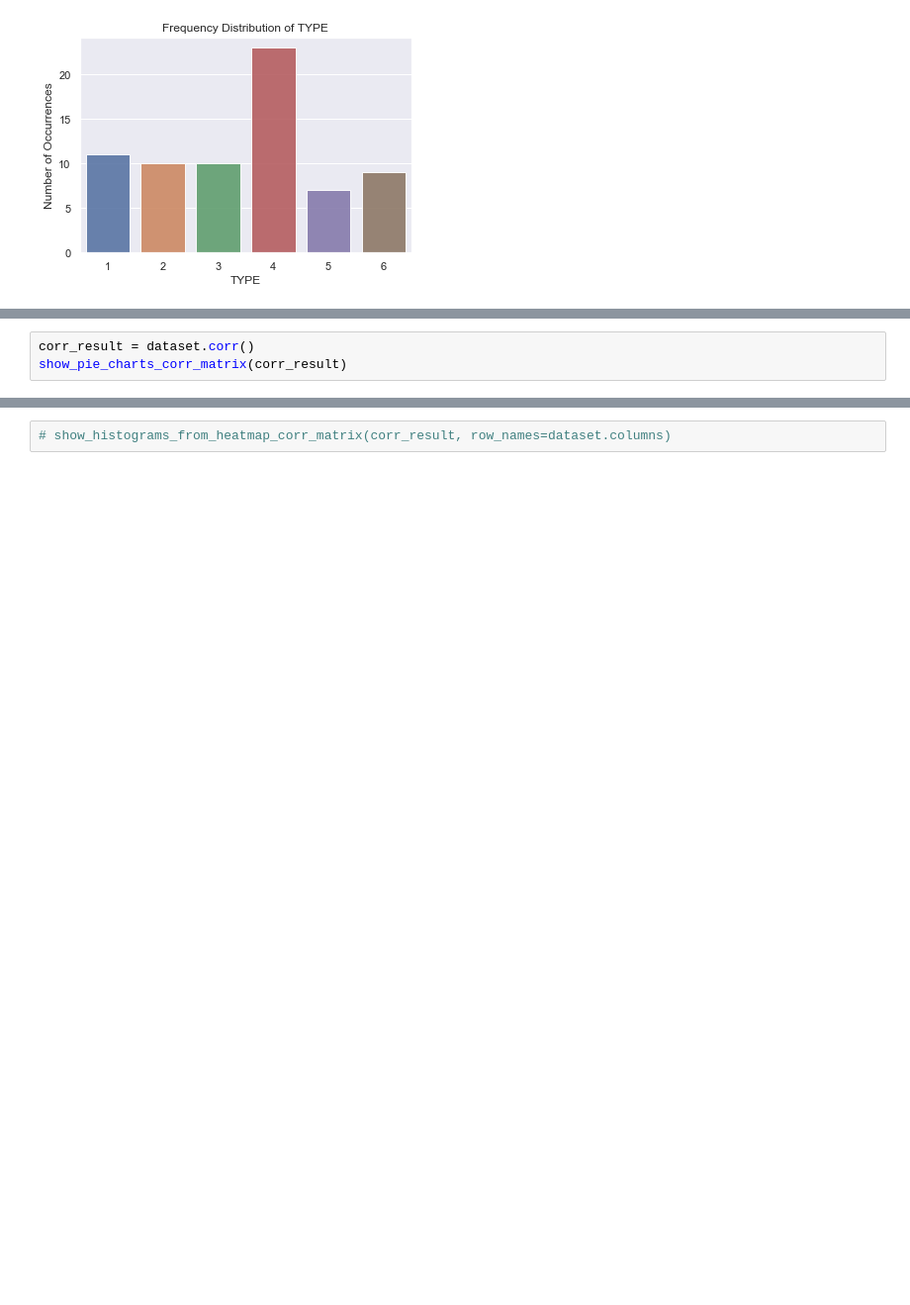
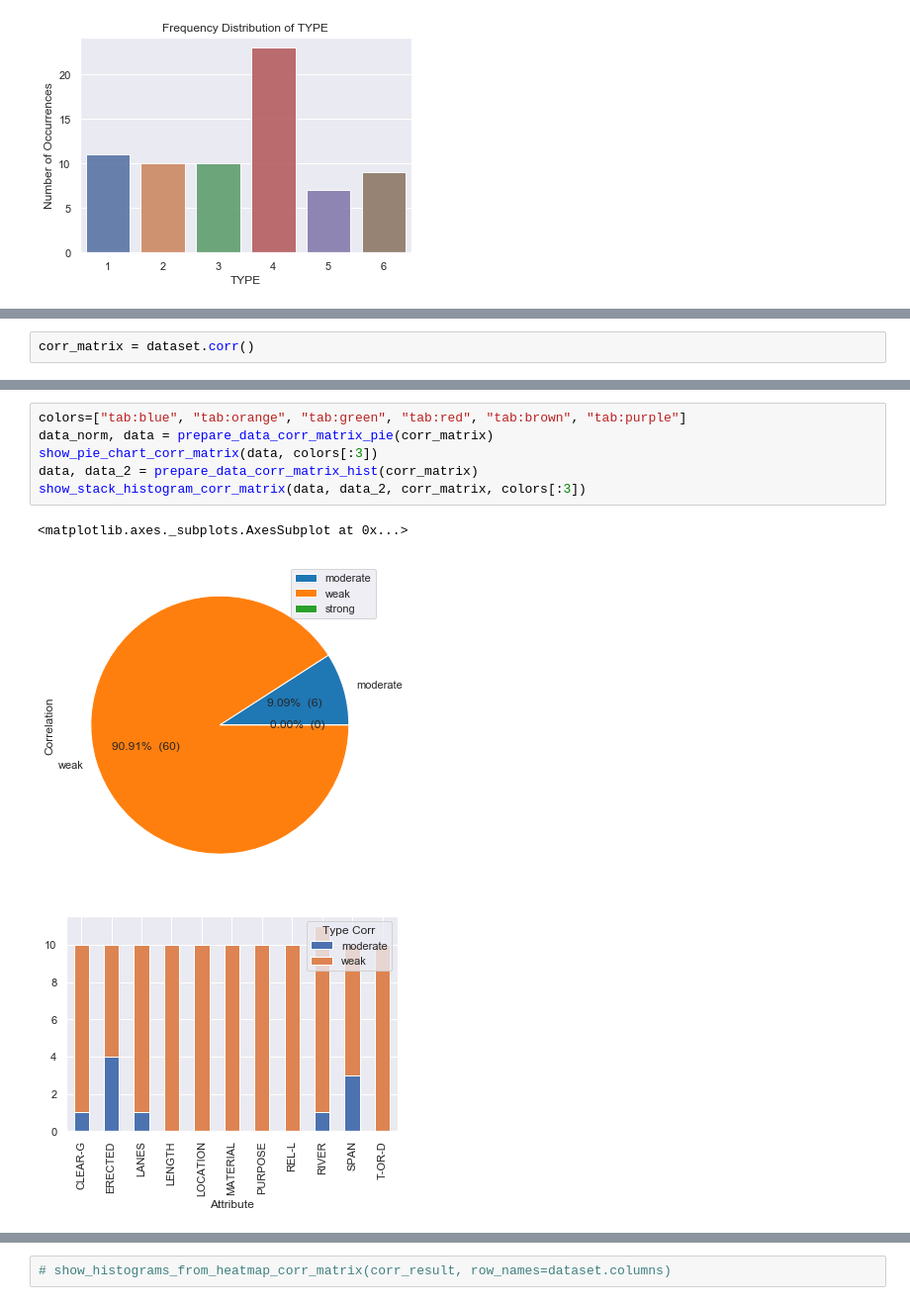
Before and after one commit to franec94/Pittsburgh-Bridge-Dataset, a Jupyter notebook: pittsburgh-bridges-data-set-analysis/Data Space Report (Official)-Merging Cross-Validation with Grid-Seach.ipynb, the cells around one changed output, grey strips where cells are left out. Shown at 99% size. Cells and saved outputs as stored; diff of their text form; blank space fills up the shorter version.

Commit message:
Improvement of report analysis and description about results for report notebook named: Data Space Report (Official)-Merging Cross-Validation with Grid-Seach.ipynb

```diff
--- a/pittsburgh-bridges-data-set-analysis/Data Space Report (Official)-Merging Cross-Validation with Grid-Seach.ipynb
+++ b/pittsburgh-bridges-data-set-analysis/Data Space Report (Official)-Merging Cross-Validation with Grid-Seach.ipynb
@@ -450,3 +466,2 @@ show_frequency_distribution_predictor(dataset, predictor_name='TYPE', columns_2_
 # %%
-corr_result = dataset.corr()
-show_pie_charts_corr_matrix(corr_result)
+corr_matrix = dataset.corr()
@@ -459,0 +493,10 @@ display_heatmap(corr_result)
+# %%
+colors=["tab:blue", "tab:orange", "tab:green", "tab:red", "tab:brown", "tab:purple"]
+data_norm, data = prepare_data_corr_matrix_pie(corr_matrix)
+show_pie_chart_corr_matrix(data, colors[:3])
+data, data_2 = prepare_data_corr_matrix_hist(corr_matrix)
+show_stack_histogram_corr_matrix(data, data_2, corr_matrix, colors[:3])
+# %% [output]
+<matplotlib.axes._subplots.AxesSubplot at 0x...>
+[figure, added]
+[figure, added]
```
Also changed, not shown: parts of 7 cells of this notebook, 3 other files.
